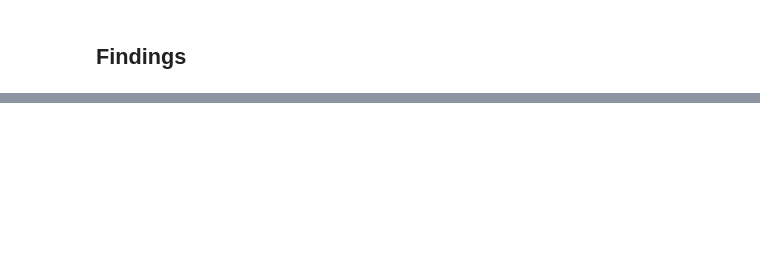
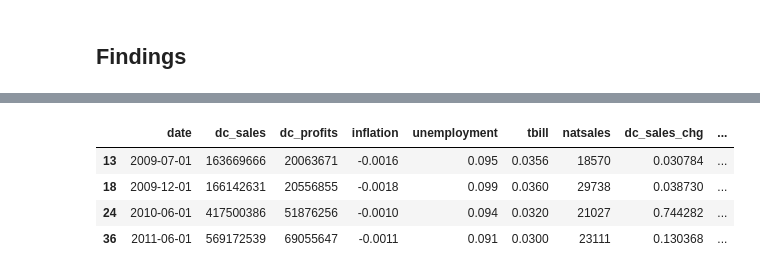
Before and after one commit to billmcmillin/econ_data, a Jupyter notebook: Econ_Data.ipynb, the cells around one changed output, grey strips where cells are left out. Drawn from its saved outputs; the diff is of its cells as text; code cells hidden in the pictures; blank space fills up the shorter version.

```diff
--- a/Econ_Data.ipynb
+++ b/Econ_Data.ipynb
@@ -298,0 +451,9 @@ LIMIT 5;
+# %%
+months = hist_df.query('inflation < 0.00 and unemployment > 0.09')
+months
+# %% [output]
+|  | date | dc_sales | dc_profits | inflation | unemployment | tbill | natsales | dc_sales_chg | ... |
+| 13 | 2009-07-01 | 163669666 | 20063671 | -0.0016 | 0.095 | 0.0356 | 18570 | 0.030784 | ... |
+| 18 | 2009-12-01 | 166142631 | 20556855 | -0.0018 | 0.099 | 0.0360 | 29738 | 0.038730 | ... |
+| 24 | 2010-06-01 | 417500386 | 51876256 | -0.0010 | 0.094 | 0.0320 | 21027 | 0.744282 | ... |
+| 36 | 2011-06-01 | 569172539 | 69055647 | -0.0011 | 0.091 | 0.0300 | 23111 | 0.130368 | ... |
```
Also changed, not shown: parts of 11 cells of this notebook.
